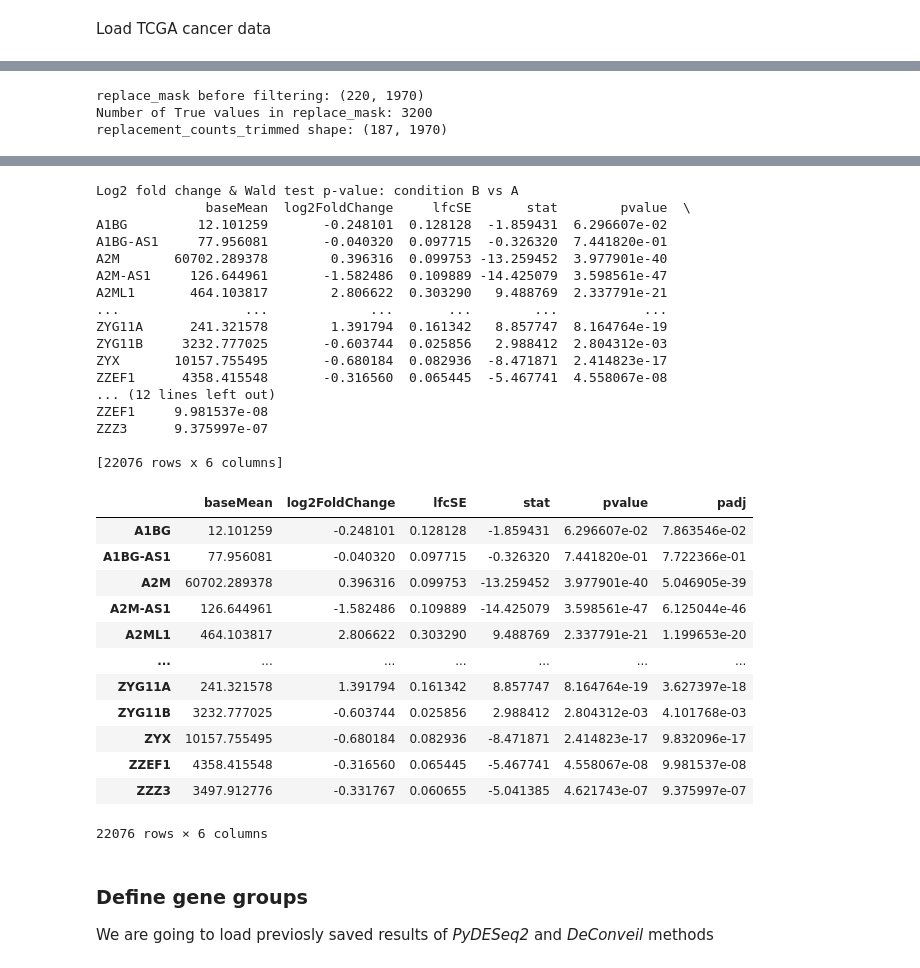
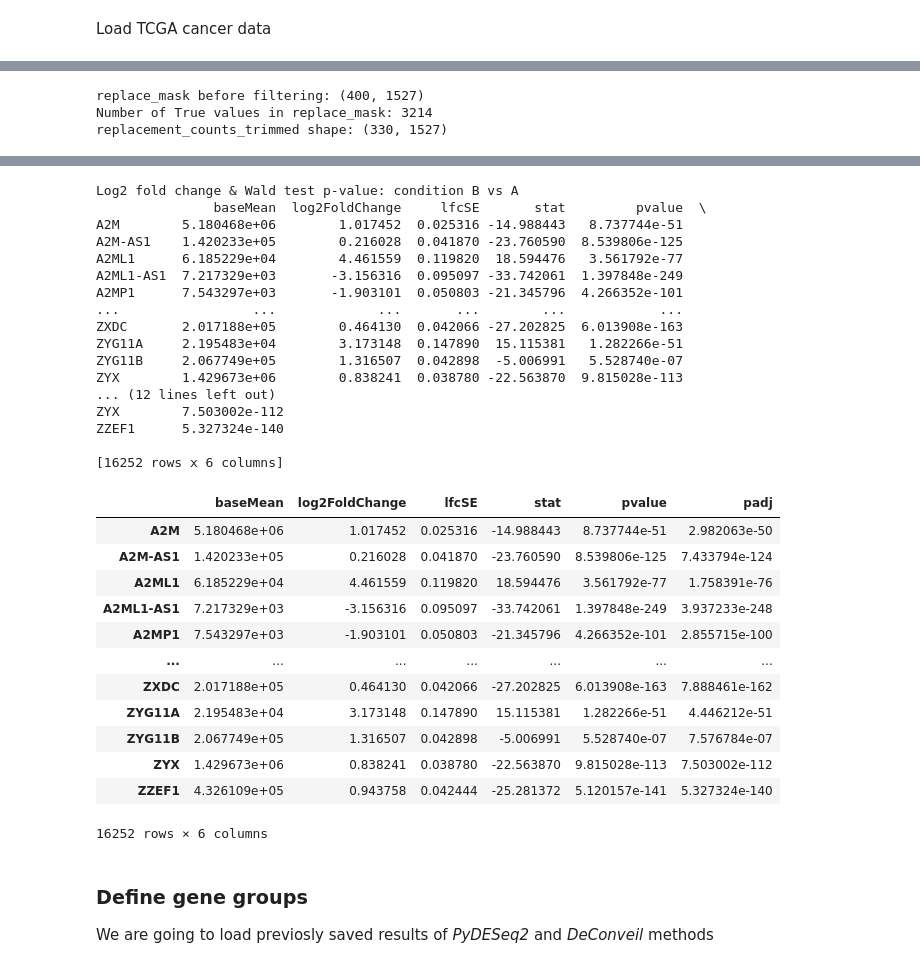
Before and after one commit to kdavydzenka/DeConveil, a Jupyter notebook: test_deconveil.ipynb, the cells around one changed output, grey strips where cells are left out. Saved outputs shown, nothing was run; the diff lists cells and outputs as text; code cells hidden in the pictures.

```diff
--- a/test_deconveil.ipynb
+++ b/test_deconveil.ipynb
@@ -161,13 +155,12 @@ Below, we provide an example using TCGA cancer data to demonstrate the applicati
 # %% [markdown]
 Load TCGA cancer data
 # %%
-DATA_PATH = "/Users/katsiarynadavydzenka/Documents/PhD_AI/TCGA/BRCA/test"
+DATA_PATH = "/Users/katsiarynadavydzenka/Documents/PhD_AI/DeConveil/datasets/"
 rna_counts = pd.read_csv(os.path.join(DATA_PATH, "rna.csv"), index_col=0)
 rna_counts = rna_counts.T
 metadata = pd.read_csv(os.path.join(DATA_PATH, "metadata.csv"), index_col=0)
 cnv = pd.read_csv(os.path.join(DATA_PATH, "cnv.csv"), index_col=0)
 cnv = cnv.T
-cnv = (cnv * 2).astype(int)
 # %%
 rna_counts.head()
 # %% [output]
@@ -199,0 +195,6 @@ cnv.head()
+# %%
+print("Before filtering:", rna_counts.shape, cnv.shape, metadata.shape)
+# Reorder cnv to match rna_counts
+cnv = cnv.loc[rna_counts.index]
+assert (rna_counts.index == metadata.index).all(), "Sample order mismatch between rna_counts and metadata"
+assert (cnv.index == rna_counts.index).all(), "Sample order mismatch between cnv and rna_counts"
@@ -199,0 +205,5 @@ cnv.head()
+# %%
+all_zero_mask = (rna_counts.sum(axis=0) == 0)
+print("All-zero genes:", all_zero_mask.sum())
+rna_counts = rna_counts.loc[:, ~all_zero_mask]
+cnv = cnv.loc[:, ~all_zero_mask]
@@ -199,0 +214,5 @@ cnv.head()
+# %%
+res = filter_low_count_genes(rna_counts, other_dfs=[cnv], min_count=300, min_samples=50)
+rna_counts = res["filtered_df"]
+cnv = res["other_filtered"][0]
+print("After low-count filtering:", rna_counts.shape, cnv.shape)
@@ -202,10 +223,10 @@ Run PyDESeq2 (CN-naive) and DeConveil (CN-aware) methods
 # %%
 # PyDESeq2
-pydeseq2_output_path = "/Users/katsiarynadavydzenka/Documents/PhD_AI/deconveilCaseStudies/results/BRCA/"
+pydeseq2_output_path = "/Users/katsiarynadavydzenka/Documents/PhD_AI/TCGA_test/results/BRCA/"
 run_pydeseq2(rna_counts, metadata, pydeseq2_output_path)
 
 # DeConveil
-deconveil_output_path = "/Users/katsiarynadavydzenka/Documents/PhD_AI/deconveilCaseStudies/results/BRCA/"
+deconveil_output_path = "/Users/katsiarynadavydzenka/Documents/PhD_AI/TCGA_test/results/BRCA/"
 run_deconveil(rna_counts, metadata, cnv, deconveil_output_path)
 # %% [output]
 Fitting size factors...
@@ -264,4 +285,4 @@ Replacing 1970 outlier genes.
-replace_mask before filtering: (220, 1970)
-Number of True values in replace_mask: 3200
-replacement_counts_trimmed shape: (187, 1970)
+replace_mask before filtering: (400, 1527)
+Number of True values in replace_mask: 3214
+replacement_counts_trimmed shape: (330, 1527)
 Fitting dispersions...
@@ -281,33 +302,33 @@ Fitting MAP LFCs...
 Log2 fold change & Wald test p-value: condition B vs A
-              baseMean  log2FoldChange     lfcSE       stat        pvalue  \
-A1BG         12.101259       -0.248101  0.128128  -1.859431  6.296607e-02
-A1BG-AS1     77.956081       -0.040320  0.097715  -0.326320  7.441820e-01
-A2M       60702.289378        0.396316  0.099753 -13.259452  3.977901e-40
-A2M-AS1     126.644961       -1.582486  0.109889 -14.425079  3.598561e-47
-A2ML1       464.103817        2.806622  0.303290   9.488769  2.337791e-21
-...                ...             ...       ...        ...           ...
-ZYG11A      241.321578        1.391794  0.161342   8.857747  8.164764e-19
-ZYG11B     3232.777025       -0.603744  0.025856   2.988412  2.804312e-03
-ZYX       10157.755495       -0.680184  0.082936  -8.471871  2.414823e-17
-ZZEF1      4358.415548       -0.316560  0.065445  -5.467741  4.558067e-08
+               baseMean  log2FoldChange     lfcSE       stat         pvalue  \
+A2M        5.180468e+06        1.017452  0.025316 -14.988443   8.737744e-51
+A2M-AS1    1.420233e+05        0.216028  0.041870 -23.760590  8.539806e-125
+A2ML1      6.185229e+04        4.461559  0.119820  18.594476   3.561792e-77
+A2ML1-AS1  7.217329e+03       -3.156316  0.095097 -33.742061  1.397848e-249
+A2MP1      7.543297e+03       -1.903101  0.050803 -21.345796  4.266352e-101
+...                 ...             ...       ...        ...            ...
+ZXDC       2.017188e+05        0.464130  0.042066 -27.202825  6.013908e-163
+ZYG11A     2.195483e+04        3.173148  0.147890  15.115381   1.282266e-51
+ZYG11B     2.067749e+05        1.316507  0.042898  -5.006991   5.528740e-07
+ZYX        1.429673e+06        0.838241  0.038780 -22.563870  9.815028e-113
 ... (12 lines left out)
-ZZEF1     9.981537e-08
-ZZZ3      9.375997e-07
+ZYX        7.503002e-112
+ZZEF1      5.327324e-140
 
-[22076 rows x 6 columns]
+[16252 rows x 6 columns]
 |  | baseMean | log2FoldChange | lfcSE | stat | pvalue | padj |
-| A1BG | 12.101259 | -0.248101 | 0.128128 | -1.859431 | 6.296607e-02 | 7.863546e-02 |
-| A1BG-AS1 | 77.956081 | -0.040320 | 0.097715 | -0.326320 | 7.441820e-01 | 7.722366e-01 |
-| A2M | 60702.289378 | 0.396316 | 0.099753 | -13.259452 | 3.977901e-40 | 5.046905e-39 |
-| A2M-AS1 | 126.644961 | -1.582486 | 0.109889 | -14.425079 | 3.598561e-47 | 6.125044e-46 |
-| A2ML1 | 464.103817 | 2.806622 | 0.303290 | 9.488769 | 2.337791e-21 | 1.199653e-20 |
+| A2M | 5.180468e+06 | 1.017452 | 0.025316 | -14.988443 | 8.737744e-51 | 2.982063e-50 |
+| A2M-AS1 | 1.420233e+05 | 0.216028 | 0.041870 | -23.760590 | 8.539806e-125 | 7.433794e-124 |
+| A2ML1 | 6.185229e+04 | 4.461559 | 0.119820 | 18.594476 | 3.561792e-77 | 1.758391e-76 |
+| A2ML1-AS1 | 7.217329e+03 | -3.156316 | 0.095097 | -33.742061 | 1.397848e-249 | 3.937233e-248 |
+| A2MP1 | 7.543297e+03 | -1.903101 | 0.050803 | -21.345796 | 4.266352e-101 | 2.855715e-100 |
 | ... | ... | ... | ... | ... | ... | ... |
-| ZYG11A | 241.321578 | 1.391794 | 0.161342 | 8.857747 | 8.164764e-19 | 3.627397e-18 |
-| ZYG11B | 3232.777025 | -0.603744 | 0.025856 | 2.988412 | 2.804312e-03 | 4.101768e-03 |
-| ZYX | 10157.755495 | -0.680184 | 0.082936 | -8.471871 | 2.414823e-17 | 9.832096e-17 |
-| ZZEF1 | 4358.415548 | -0.316560 | 0.065445 | -5.467741 | 4.558067e-08 | 9.981537e-08 |
-| ZZZ3 | 3497.912776 | -0.331767 | 0.060655 | -5.041385 | 4.621743e-07 | 9.375997e-07 |
+| ZXDC | 2.017188e+05 | 0.464130 | 0.042066 | -27.202825 | 6.013908e-163 | 7.888461e-162 |
+| ZYG11A | 2.195483e+04 | 3.173148 | 0.147890 | 15.115381 | 1.282266e-51 | 4.446212e-51 |
+| ZYG11B | 2.067749e+05 | 1.316507 | 0.042898 | -5.006991 | 5.528740e-07 | 7.576784e-07 |
+| ZYX | 1.429673e+06 | 0.838241 | 0.038780 | -22.563870 | 9.815028e-113 | 7.503002e-112 |
+| ZZEF1 | 4.326109e+05 | 0.943758 | 0.042444 | -25.281372 | 5.120157e-141 | 5.327324e-140 |
-22076 rows × 6 columns
+16252 rows × 6 columns
 # %% [markdown]
 ### Define gene groups
 
```
Also changed, not shown: parts of 32 cells of this notebook.
